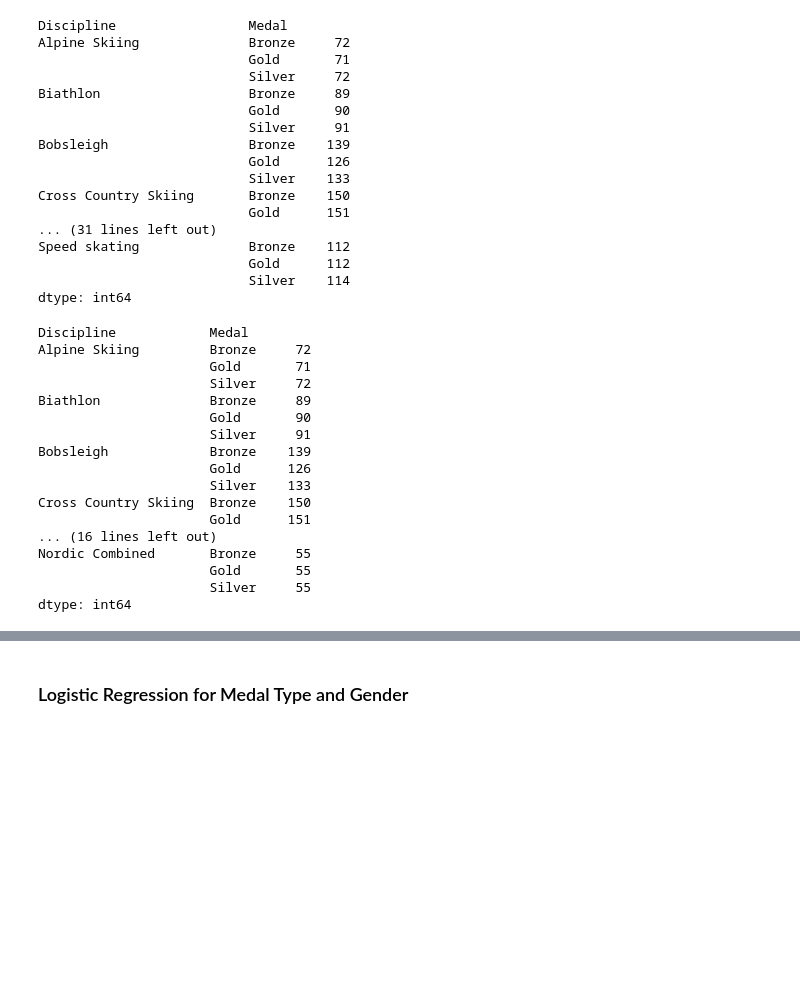
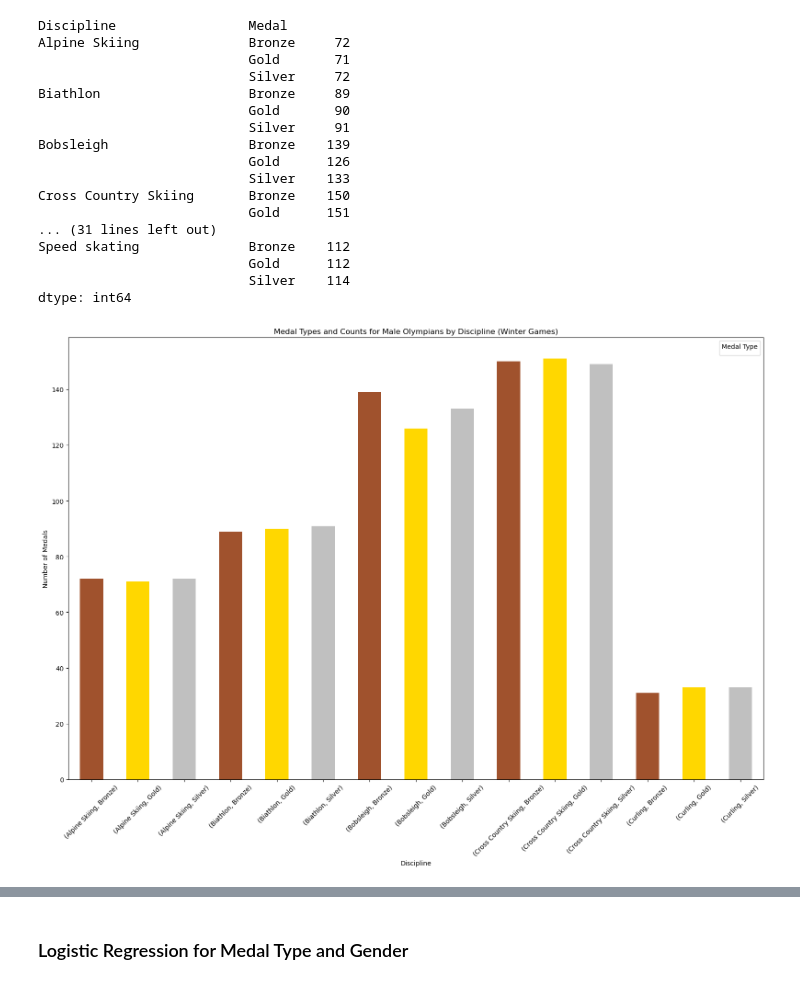
Before and after one commit to aliciag00/STAT206-Final, a Jupyter notebook: Medal trends and Gender Representation.ipynb, the cells around one changed output, grey strips where cells are left out. Drawn from its saved outputs; the diff is of its cells as text; code cells hidden in the pictures; blank space fills up the shorter version.

Commit message:
I am adding more format to the report file and then I am working on my visuals and regression

```diff
--- a/Medal trends and Gender Representation.ipynb
+++ b/Medal trends and Gender Representation.ipynb
@@ -326,28 +327,16 @@ Speed skating              Bronze    112
                            Silver    114
 dtype: int64
 # %%
-winter_male_olympians.groupby(['Discipline', 'Medal']).size().head(10)
+Winter_Male_Olympian_Medals_By_Discipline = winter_male_olympians.groupby(['Discipline', 'Medal']).size().head(15)
-# %% [output]
-Discipline            Medal
-Alpine Skiing         Bronze     72
-                      Gold       71
-                      Silver     72
-Biathlon              Bronze     89
-                      Gold       90
-                      Silver     91
-Bobsleigh             Bronze    139
-                      Gold      126
-                      Silver    133
-Cross Country Skiing  Bronze    150
-                      Gold      151
-... (16 lines left out)
-Nordic Combined       Bronze     55
-                      Gold       55
-                      Silver     55
-dtype: int64
 # %%
-plt.figure(figsize = (15, 5))
-plt.bar()
-plt.xlabel("Gender")
-plt.ylabel("Number of Medals")
-plt.title("Medal Distribution by Gender")
+
+Winter_Male_Olympian_Medals_By_Discipline.plot(kind='bar', stacked=True, figsize=(16, 12), color=['sienna', 'gold', 'silver'])
+plt.title('Medal Types and Counts for Male Olympians by Discipline (Winter Games)')
+plt.xlabel('Discipline')
+plt.ylabel('Number of Medals')
+plt.legend(title='Medal Type')
+plt.xticks(rotation=45)
+plt.tight_layout()
+plt.show()
+# %% [output]
+[figure, added]
```
Also changed, not shown: parts of 2 cells of this notebook, 1 other file.
